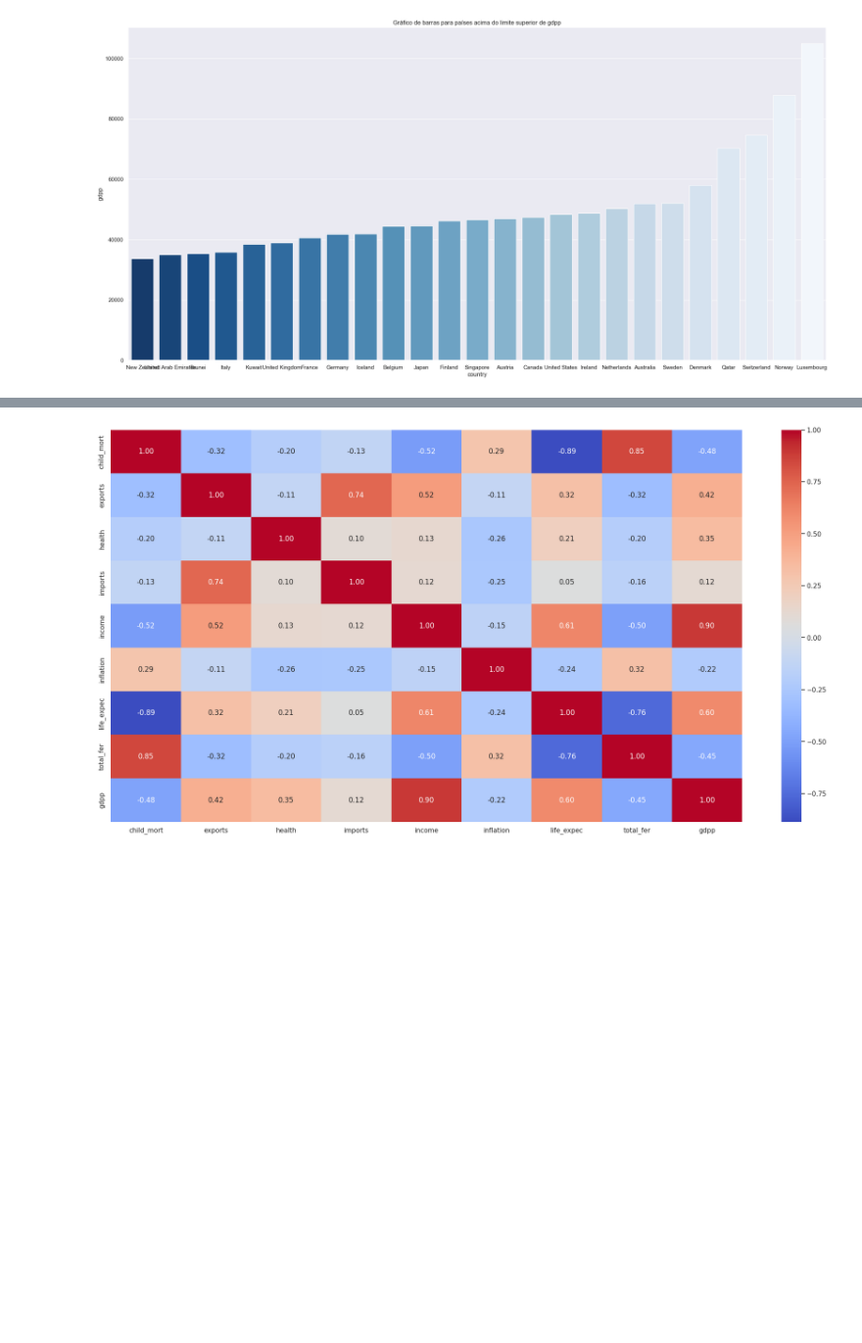
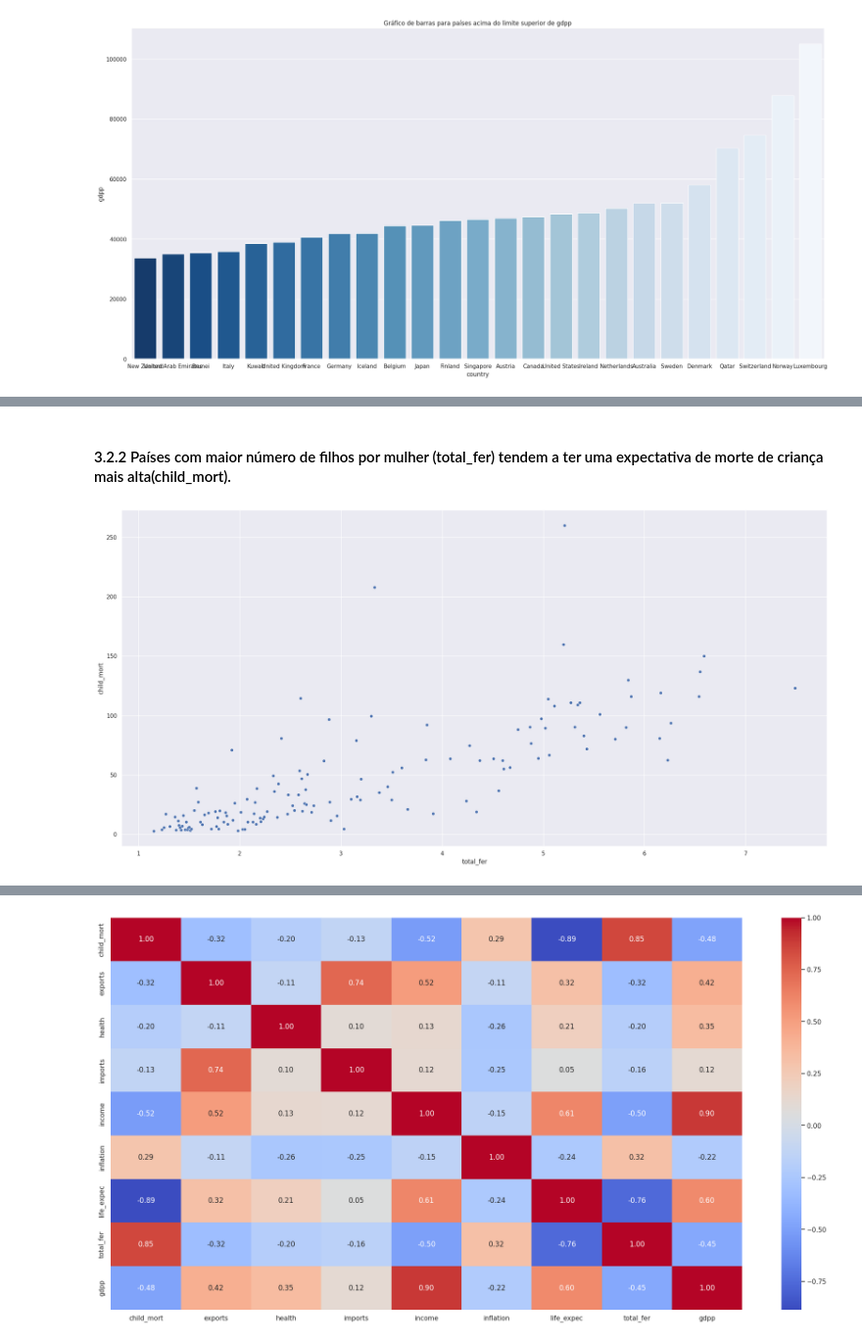
Before and after one commit to yvesmoura/eda-socio-economic-and-health-factors, a Jupyter notebook: eda-desafio_final.ipynb, the cells around one changed output, grey strips where cells are left out. Shown at 98% size. Saved outputs shown, nothing was run; the diff lists cells and outputs as text; code cells hidden in the pictures; blank space fills up the shorter version.

```diff
--- a/eda-desafio_final.ipynb
+++ b/eda-desafio_final.ipynb
@@ -399,0 +459,8 @@ Text(0.5, 1.0, 'Gráfico de barras para países acima do limite superior de gdpp
+# %% [markdown]
+#### 3.2.2 Países com maior número de filhos por mulher (total_fer) tendem a ter uma expectativa de morte de criança mais alta(child_mort).
+# %%
+aux1 = df3[['total_fer', 'child_mort']].groupby( 'total_fer' ).sum().reset_index()
+
+sns.scatterplot( x ='total_fer', y='child_mort', data=aux1 );
+# %% [output]
+[figure, added]
```
Also changed, not shown: parts of 28 cells of this notebook, 6 other files.
